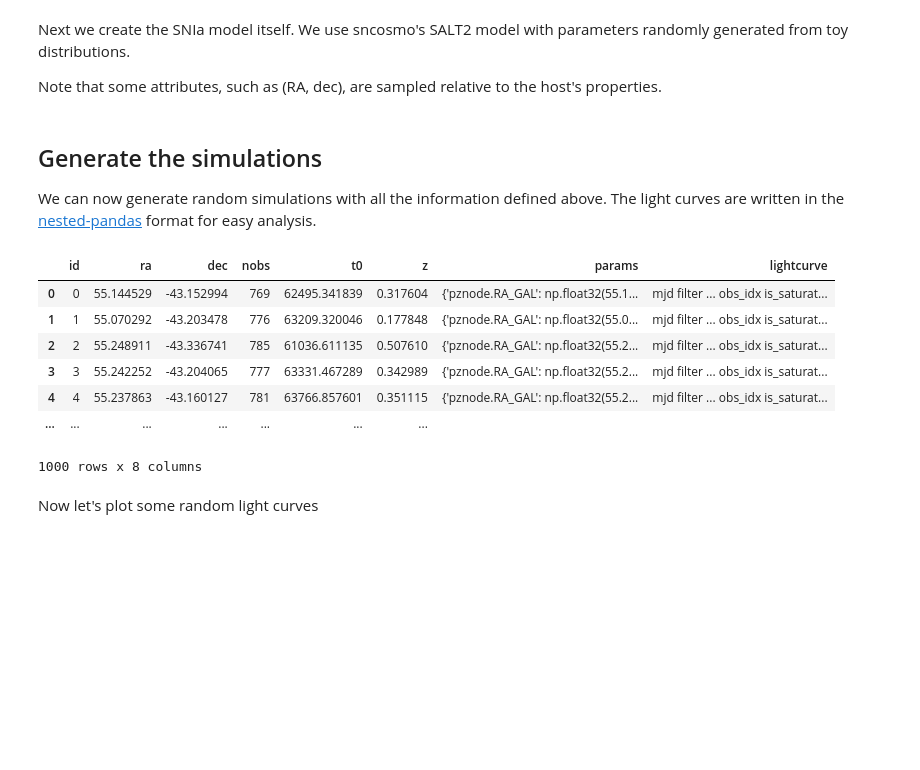
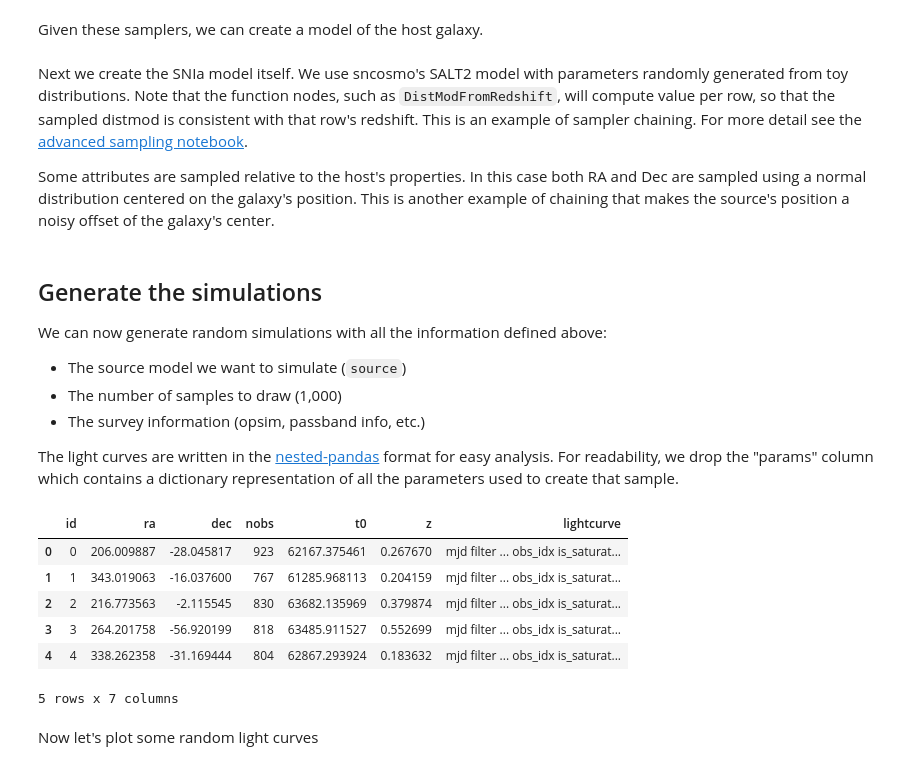
Before and after one commit to lincc-frameworks/lightcurvelynx, a Jupyter notebook: docs/notebooks/pre_executed/plasticc_snia.ipynb, the cells around one changed output. Saved outputs shown, nothing was run; the diff lists cells and outputs as text; code cells hidden in the pictures; blank space fills up the shorter version.

```diff
--- a/docs/notebooks/pre_executed/plasticc_snia.ipynb
+++ b/docs/notebooks/pre_executed/plasticc_snia.ipynb
@@ -29,8 +30,9 @@ For Rubin, a large number of OpSims can be found at [https://s3df.slac.stanford.
 
 Since we are using a standard survey type (LSST), we can just pass the name to the `SurveyInfo` info constructor and have it load the default passbands and noise model.
 # %%
-# Load the OpSim data.
-opsim_db = OpSim.from_db(_LIGHTCURVELYNX_BASE_DATA_DIR / "opsim" / "baseline_v5.1.1_10yrs.db")
+# Load the OpSim data. You will need to have downloaded the OpSim data to a local directory and set the
+# path accordingly.
+opsim_db = OpSim.from_db(_LIGHTCURVELYNX_BASE_DATA_DIR / "opsim" / "comp_survey_v5.3.0_10yrs.db")
 
 t_min, t_max = opsim_db.time_bounds()
 print(f"Loaded OpSim with {len(opsim_db)} rows and times [{t_min}, {t_max}]")
@@ -63,12 +71,33 @@ host = SNIaHost(
+# %% [markdown]
+Given these samplers, we can create a model of the host galaxy.
+# %%
+# Create a model for the host of the SNIa. The attributes will be sampled via
+# the different sampler nodes. So each host instantiation will have its own properties.
+host = SNIaHost(
+    ra=pos_sampler.ra,  # The RA portion of the position sample.
+    dec=pos_sampler.dec,  # The Dec portion of the position sample.
+    hostmass=logmass_sampler,  # The ouput of the logmass sampler.
+    redshift=redshift_sampler,  # The output of the redshift sampler.
+    node_label="host",
+)
 # %% [markdown]
-Next we create the SNIa model itself. We use sncosmo's SALT2 model with parameters randomly generated from toy distributions.
+Next we create the SNIa model itself. We use sncosmo's SALT2 model with parameters randomly generated from toy distributions. Note that the function nodes, such as `DistModFromRedshift`, will compute value per row, so that the sampled distmod is consistent with that row's redshift. This is an example of sampler chaining. For more detail see the [advanced sampling notebook](https://lightcurvelynx.readthedocs.io/en/latest/notebooks/advanced_sampling.html).
 
-Note that some attributes, such as (RA, dec), are sampled relative to the host's properties.
+Some attributes are sampled relative to the host's properties. In this case both RA and Dec are sampled using a normal distribution centered on the galaxy's position. This is another example of chaining that makes the source's position a noisy offset of the galaxy's center.
 # %%
+# Create a function that will compute the distmod from the sampled redshift and given H0/Omega_m.
 distmod_func = DistModFromRedshift(host.redshift, H0=73.0, Omega_m=0.3)
+
+# Create a function that will compute the x1 parameter from the host mass.
 x1_func = HostmassX1Func(host.hostmass)
+
+# Sample c from a normal distribution with mean 0 and std 0.02.
 c_func = NumpyRandomFunc("normal", loc=0, scale=0.02)
+
+# Sample m_abs from a normal distribution with mean -19.3 and std 0.1.
 m_abs_func = NumpyRandomFunc("normal", loc=-19.3, scale=0.1)
+
+# Create a function that will compute the x0 parameter from the sampled distmod, x1, c, and m_abs.
 x0_func = X0FromDistMod(
     distmod=distmod_func,
     x1=x1_func,
@@ -76,12 +105,10 @@ x0_func = X0FromDistMod(
     alpha=0.14,
     beta=3.1,
     m_abs=m_abs_func,
-    node_label="x0_func",
 )
 
-sncosmo_modelname = "salt2-h17"
 source = SncosmoWrapperModel(
-    sncosmo_modelname,
+    "salt2-h17",  # Name of the sncosmo model to use.
     t0=NumpyRandomFunc("uniform", low=t_min, high=t_max),
     x0=x0_func,
     x1=x1_func,
@@ -94,19 +121,25 @@ source = SncosmoWrapperModel(
 # %% [markdown]
 ## Generate the simulations
 
-We can now generate random simulations with all the information defined above. The light curves are written in the [nested-pandas](https://github.com/lincc-frameworks/nested-pandas) format for easy analysis.
+We can now generate random simulations with all the information defined above:
+
+  * The source model we want to simulate (`source`)
+  * The number of samples to draw (1,000)
+  * The survey information (opsim, passband info, etc.)
+
+The light curves are written in the [nested-pandas](https://github.com/lincc-frameworks/nested-pandas) format for easy analysis. For readability, we drop the "params" column which contains a dictionary representation of all the parameters used to create that sample.
 # %%
 lightcurves = simulate_lightcurves(source, 1_000, survey_info)
-lightcurves
+lightcurves = lightcurves.drop(columns=["params"])
+lightcurves.head()
 # %% [output]
-|  | id | ra | dec | nobs | t0 | z | params | lightcurve |
-| 0 | 0 | 55.144529 | -43.152994 | 769 | 62495.341839 | 0.317604 | {'pznode.RA_GAL': np.float32(55.1... | mjd filter ... obs_idx is_saturat... |
-| 1 | 1 | 55.070292 | -43.203478 | 776 | 63209.320046 | 0.177848 | {'pznode.RA_GAL': np.float32(55.0... | mjd filter ... obs_idx is_saturat... |
-| 2 | 2 | 55.248911 | -43.336741 | 785 | 61036.611135 | 0.507610 | {'pznode.RA_GAL': np.float32(55.2... | mjd filter ... obs_idx is_saturat... |
-| 3 | 3 | 55.242252 | -43.204065 | 777 | 63331.467289 | 0.342989 | {'pznode.RA_GAL': np.float32(55.2... | mjd filter ... obs_idx is_saturat... |
-| 4 | 4 | 55.237863 | -43.160127 | 781 | 63766.857601 | 0.351115 | {'pznode.RA_GAL': np.float32(55.2... | mjd filter ... obs_idx is_saturat... |
-| ... | ... | ... | ... | ... | ... | ... |
+|  | id | ra | dec | nobs | t0 | z | lightcurve |
+| 0 | 0 | 206.009887 | -28.045817 | 923 | 62167.375461 | 0.267670 | mjd filter ... obs_idx is_saturat... |
+| 1 | 1 | 343.019063 | -16.037600 | 767 | 61285.968113 | 0.204159 | mjd filter ... obs_idx is_saturat... |
+| 2 | 2 | 216.773563 | -2.115545 | 830 | 63682.135969 | 0.379874 | mjd filter ... obs_idx is_saturat... |
+| 3 | 3 | 264.201758 | -56.920199 | 818 | 63485.911527 | 0.552699 | mjd filter ... obs_idx is_saturat... |
+| 4 | 4 | 338.262358 | -31.169444 | 804 | 62867.293924 | 0.183632 | mjd filter ... obs_idx is_saturat... |
-1000 rows x 8 columns
+5 rows x 7 columns
 # %% [markdown]
 Now let's plot some random light curves
 # %%
```
Also changed, not shown: parts of 11 cells of this notebook, 4 other files.
